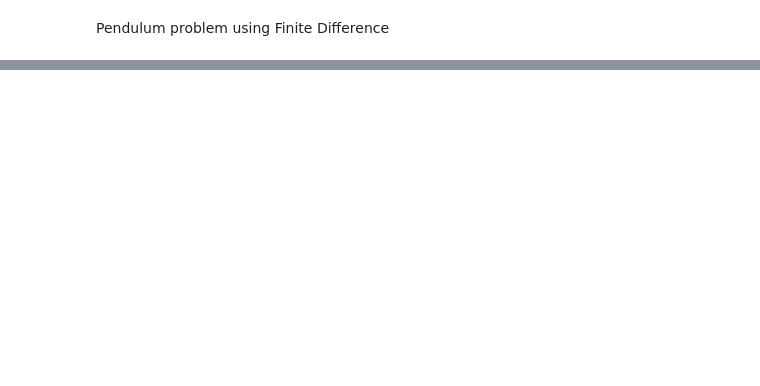
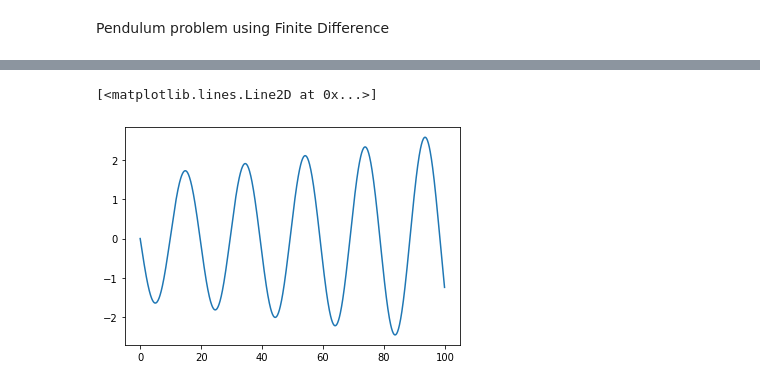
Before and after one commit to mukeshdroid/MATH-252-FEM, a Jupyter notebook: notebooks/Pendulum_FD.ipynb, the cells around one changed output, grey strips where cells are left out. Saved outputs shown, nothing was run; the diff lists cells and outputs as text; code cells hidden in the pictures; blank space fills up the shorter version.

Commit message:
added template for presentations and plot for pendulum

```diff
--- a/notebooks/Pendulum_FD.ipynb
+++ b/notebooks/Pendulum_FD.ipynb
@@ -29,7 +29,7 @@ v[0] = 0
 theta[0] = 5
 # %%
 #difference equations
-for i in range(0,1000):
+for i in range(0,999):
     v[i + 1] = v[i] - (ld ** 2) * theta[i] * dt
     theta[i + 1] = theta[i] + v[i] * dt
 # %%
@@ -44,2 +98,5 @@ theta_an
 # %%
-plt.plot(v,t)
+plt.plot(t,v.values())
+# %% [output]
+[<matplotlib.lines.Line2D at 0x...>]
+[figure, added]
```
Also changed, not shown: parts of 6 cells of this notebook, 13 other files.
